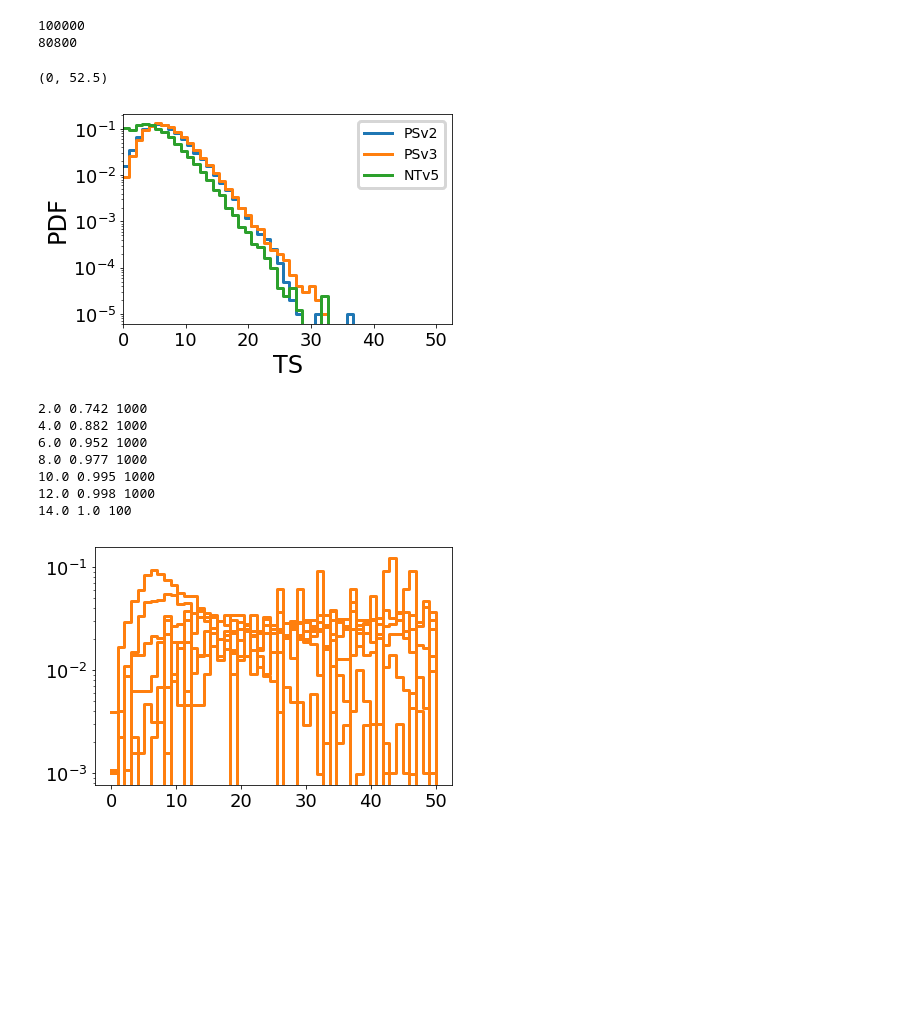
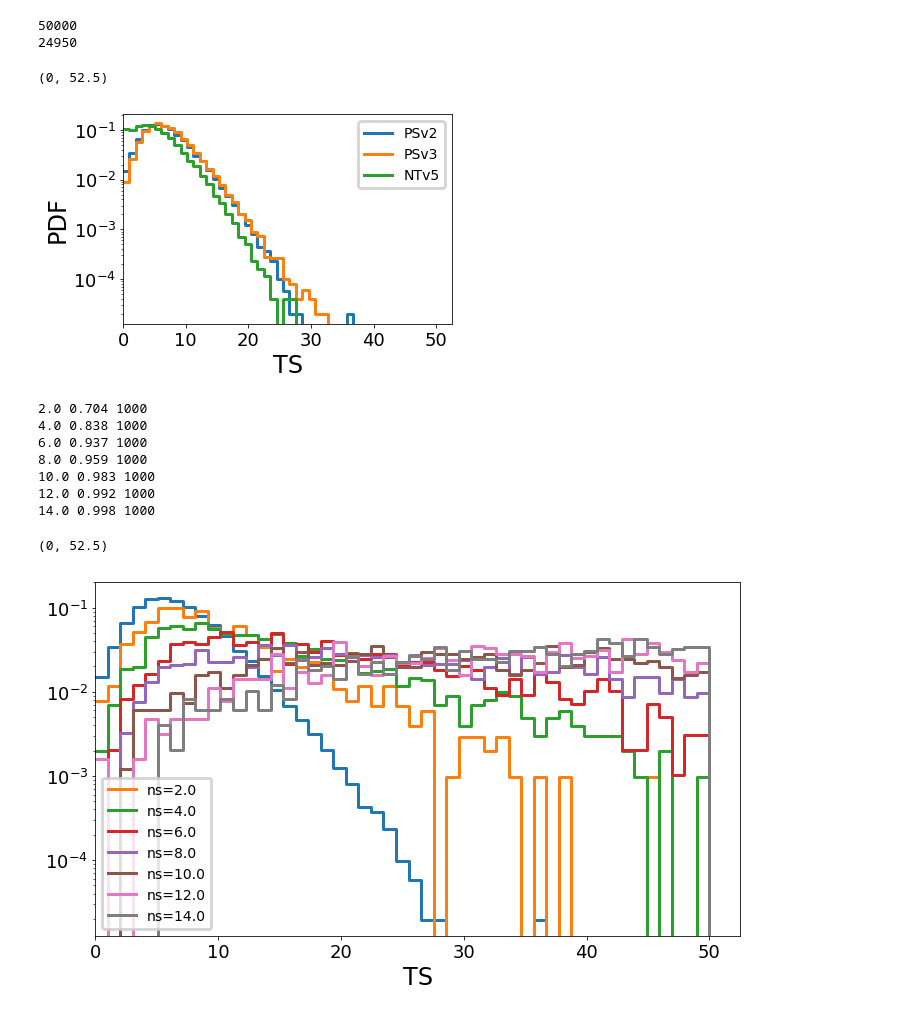
Before and after one commit to williamluszczak/TXS_NTv5, a Jupyter notebook: Notebooks/Sensitivity.ipynb, the cells around one changed output. Drawn from its saved outputs; the diff is of its cells as text; code cells hidden in the pictures; blank space fills up the shorter version.

```diff
--- a/Notebooks/Sensitivity.ipynb
+++ b/Notebooks/Sensitivity.ipynb
@@ -22,8 +22,10 @@ mpl.rcParams['axes.titlesize']=24
 mpl.rcParams.update({'figure.autolayout': True})
 mpl.rcParams['figure.figsize'] = 10, 6
 mpl.rcParams['font.family'] = 'sans-serif'
+
+trialfile_dir = '/data/user/wluszczak/KDE_csky/reproducibility/'
 # %%
-ntv5_data = np.load('/data/user/wluszczak/KDE_csky/bgtrials/all_bgtrials.npy', allow_pickle=True)
+ntv5_data = np.load(trialfile_dir +'/ntv5/ntv5_sigtrials_0.0_ns.npy', allow_pickle=True)
 
 ntv5_bg = []
 bg_gammas = []
@@ -34,7 +36,7 @@ for trial in ntv5_data:
     ntv5_bg.append(sfts)
     bg_gammas.append(gamlist[0])
 
-psv2bg = np.load('/data/user/wluszczak/KDE_csky/bgtrials/psv2/psv2_bgtrials.npy', allow_pickle=True)
+psv2bg = np.load(trialfile_dir +'/psv2/psv2_sigtrials_0.0_ns.npy', allow_pickle=True)
 
 psv2_bg = []
 for trial in psv2bg:
@@ -44,7 +46,7 @@ for trial in psv2bg:
     psv2_bg.append(sfts)
 psv2_bg = np.array(psv2_bg)
 
-psv3bg = np.load('/data/user/wluszczak/KDE_csky/bgtrials/psv3/psv3_bgtrials.npy', allow_pickle=True)
+psv3bg = np.load(trialfile_dir +'/psv3/psv3_sigtrials_0.0_ns.npy', allow_pickle=True)
 
 psv3_bg = []
 for trial in psv3bg:
@@ -74,46 +76,51 @@ plt.ylabel('PDF')
 plt.legend(loc=0)
 plt.xlim(0,)
 # %% [output]
-100000
-80800
+50000
+24950
 (0, 52.5)
-[figure, old version]
+[figure, new version]
 # %%
 psv2bghist, psv2bgbins = np.histogram(psv2_bg, bins = np.linspace(0,50,50), density=True)
 psv2bghist = np.concatenate([psv2bghist,[0]])
-#plt.semilogy(psv2bgbins, psv2bghist, drawstyle='steps-post')
+plt.semilogy(psv2bgbins, psv2bghist, drawstyle='steps-post')
 
 bgmed_psv2 = np.median(psv2_bg)
 
 ps_v2_effs = []
 nss = []
 for ns in np.arange(2.0, 16.0, 2.0):
-    psv2sig = np.load('/data/user/wluszczak/KDE_csky/sigtrials/psv2/psv2_sigtrials_%s_ns.npy'%(ns), allow_pickle=True)
+    psv2sig = np.load(trialfile_dir+'/psv2/psv2_sigtrials_158dt_%s_ns.npy'%(ns), allow_pickle=True)
 
     psv2_sig = []
     for trial in psv2sig:
         tslist = trial['ts']
         gamlist = trial['gamma']
         sfts = tslist[0]
         psv2_sig.append(sfts)
     #print(psv2_sig)
     psv2_sig = np.array(psv2_sig)
     print(ns, len(psv2_sig[psv2_sig>bgmed_psv2])/float(len(psv2_sig)), len(psv2_sig))
     eff = len(psv2_sig[psv2_sig>bgmed_psv2])/float(len(psv2_sig))
     psv2sighist, psv2sigbins = np.histogram(psv2_sig, bins = np.linspace(0,50,50), density=True)
     psv2sighist = np.concatenate([psv2sighist,[0]])
-    plt.semilogy(psv2sigbins, psv2sighist, drawstyle='steps-post', color='tab:orange')
+    plt.semilogy(psv2sigbins, psv2sighist, drawstyle='steps-post', label='ns=%s'%(ns))
     ps_v2_effs.append(eff)
     nss.append(ns)
+
+plt.legend(loc=0)
+plt.xlabel('TS')
+plt.xlim(0,)
 # %% [output]
-2.0 0.742 1000
-4.0 0.882 1000
-6.0 0.952 1000
-8.0 0.977 1000
-10.0 0.995 1000
-12.0 0.998 1000
-14.0 1.0 100
+2.0 0.704 1000
+4.0 0.838 1000
+6.0 0.937 1000
+8.0 0.959 1000
+10.0 0.983 1000
+12.0 0.992 1000
+14.0 0.998 1000
+(0, 52.5)
-[figure, old version]
+[figure, new version]
 # %%
 psv3bghist, psv3bgbins = np.histogram(psv3_bg, bins = np.linspace(0,50,50), density=True)
 psv3bghist = np.concatenate([psv3bghist,[0]])
```
Also changed, not shown: parts of 5 cells of this notebook, 1 other file.
